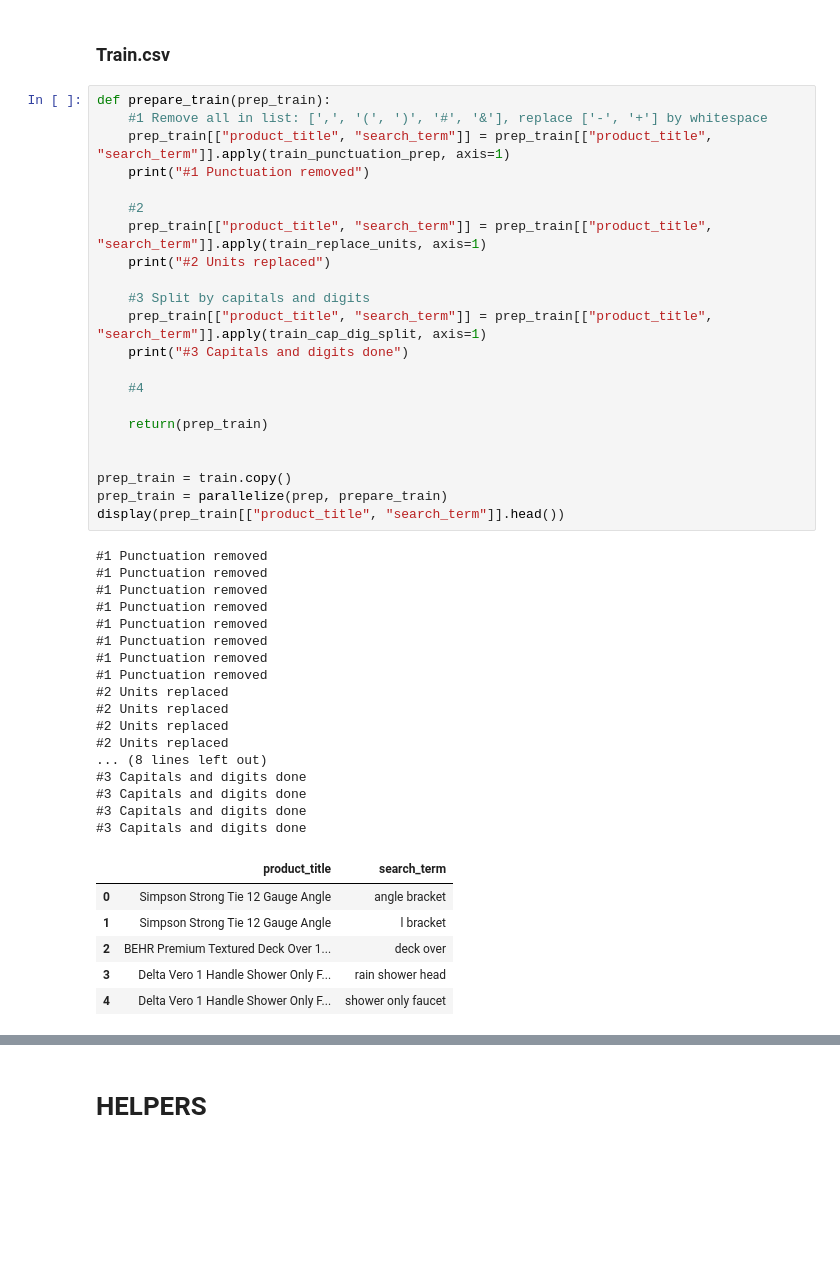
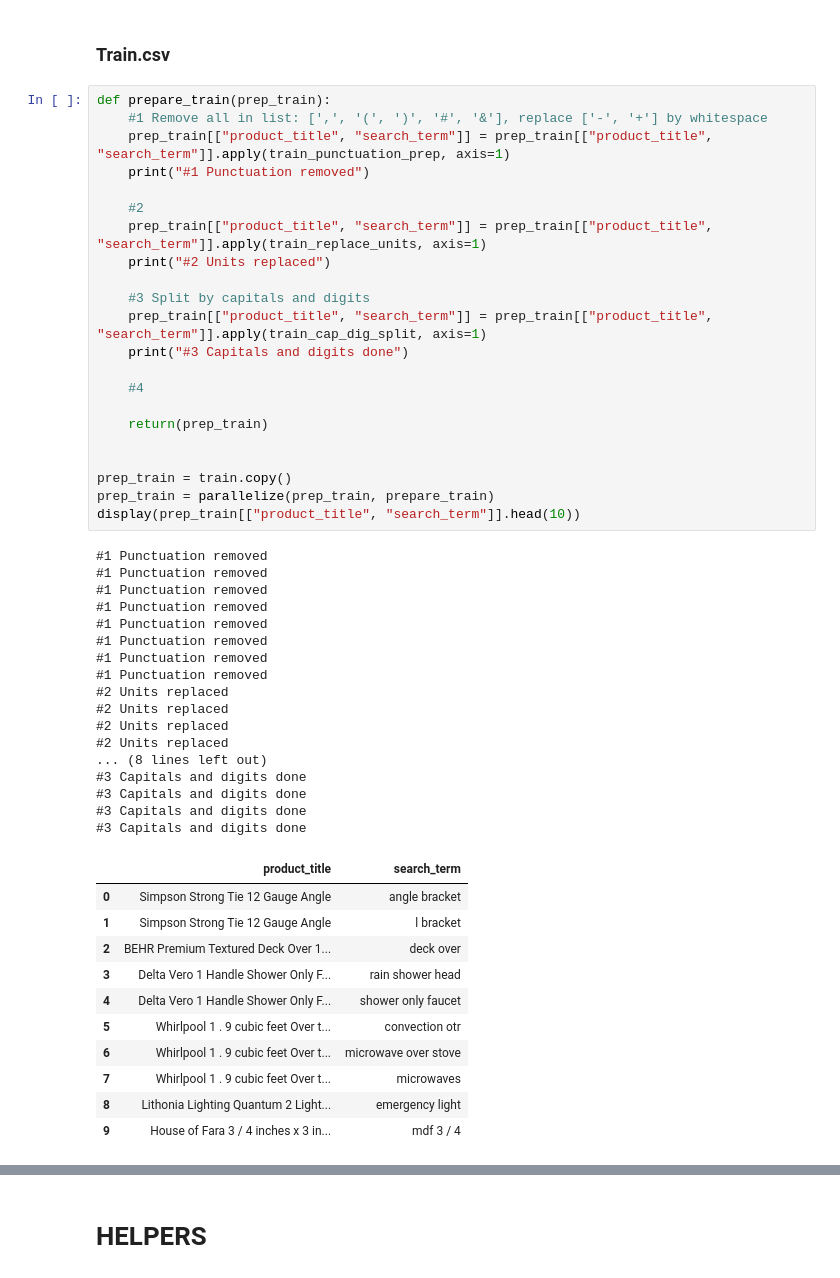
Before and after one commit to zeyger/home-depot, a Jupyter notebook: notebooks/home-depot.ipynb, the cells around one changed output, grey strips where cells are left out. Cells and saved outputs as stored; diff of their text form; blank space fills up the shorter version.

Commit message:
Preprocessed train.csv save bugfix

```diff
--- a/notebooks/home-depot.ipynb
+++ b/notebooks/home-depot.ipynb
@@ -374,35 +374,40 @@ def prepare_train(prep_train):
     #4
 
     return(prep_train)
 
 
 prep_train = train.copy()
-prep_train = parallelize(prep, prepare_train)
-display(prep_train[["product_title", "search_term"]].head())
+prep_train = parallelize(prep_train, prepare_train)
+display(prep_train[["product_title", "search_term"]].head(10))
 # %% [output]
 #1 Punctuation removed
 #1 Punctuation removed
 #1 Punctuation removed
 #1 Punctuation removed
 #1 Punctuation removed
 #1 Punctuation removed
 #1 Punctuation removed
 #1 Punctuation removed
 #2 Units replaced
 #2 Units replaced
 #2 Units replaced
 #2 Units replaced
 ... (8 lines left out)
 #3 Capitals and digits done
 #3 Capitals and digits done
 #3 Capitals and digits done
 #3 Capitals and digits done
 |  | product_title | search_term |
 | 0 | Simpson Strong Tie 12 Gauge Angle | angle bracket |
 | 1 | Simpson Strong Tie 12 Gauge Angle | l bracket |
 | 2 | BEHR Premium Textured Deck Over 1... | deck over |
 | 3 | Delta Vero 1 Handle Shower Only F... | rain shower head |
 | 4 | Delta Vero 1 Handle Shower Only F... | shower only faucet |
+| 5 | Whirlpool 1 . 9 cubic feet Over t... | convection otr |
+| 6 | Whirlpool 1 . 9 cubic feet Over t... | microwave over stove |
+| 7 | Whirlpool 1 . 9 cubic feet Over t... | microwaves |
+| 8 | Lithonia Lighting Quantum 2 Light... | emergency light |
+| 9 | House of Fara 3 / 4 inches x 3 in... | mdf 3 / 4 |
 # %%
 import gc
 gc.collect()
```
Also changed, not shown: parts of 2 cells of this notebook.
